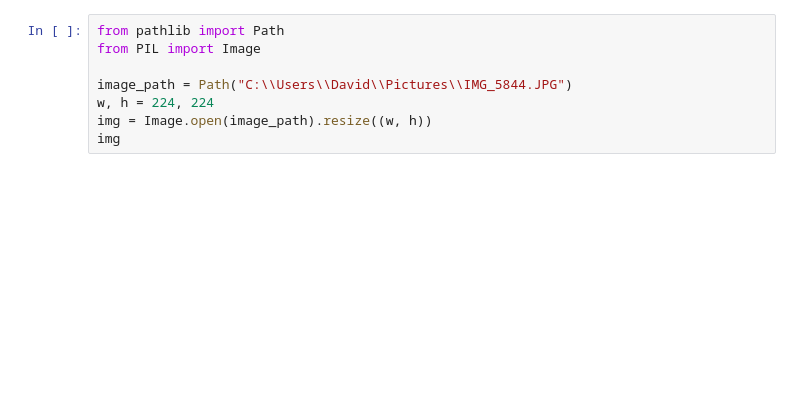
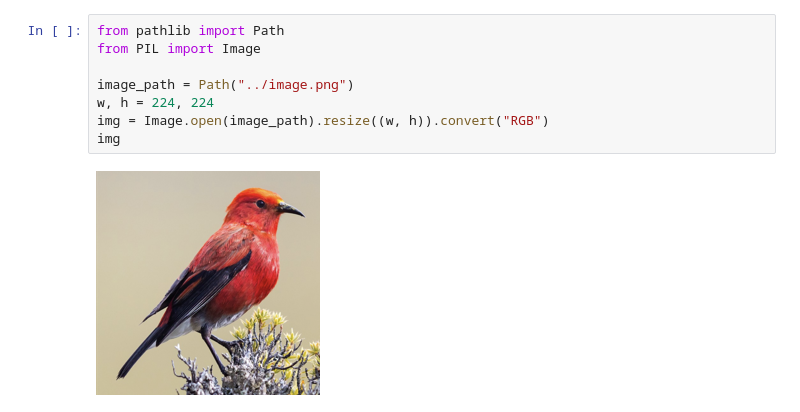
Before and after one commit to DavidCarlyn/sunflower, a Jupyter notebook: graphics/patch_embeddings.ipynb, the cells around one changed output. Cells and saved outputs as stored; diff of their text form; blank space fills up the shorter version.

```diff
--- a/graphics/patch_embeddings.ipynb
+++ b/graphics/patch_embeddings.ipynb
@@ -1,11 +1,13 @@
 # %%
 from pathlib import Path
 from PIL import Image
 
-image_path = Path("C:\\Users\\David\\Pictures\\IMG_5844.JPG")
+image_path = Path("../image.png")
 w, h = 224, 224
-img = Image.open(image_path).resize((w, h))
+img = Image.open(image_path).resize((w, h)).convert("RGB")
 img
+# %% [output]
+[figure, added]
 # %%
 import numpy as np
 
```
Also changed, not shown: parts of 3 cells of this notebook.
